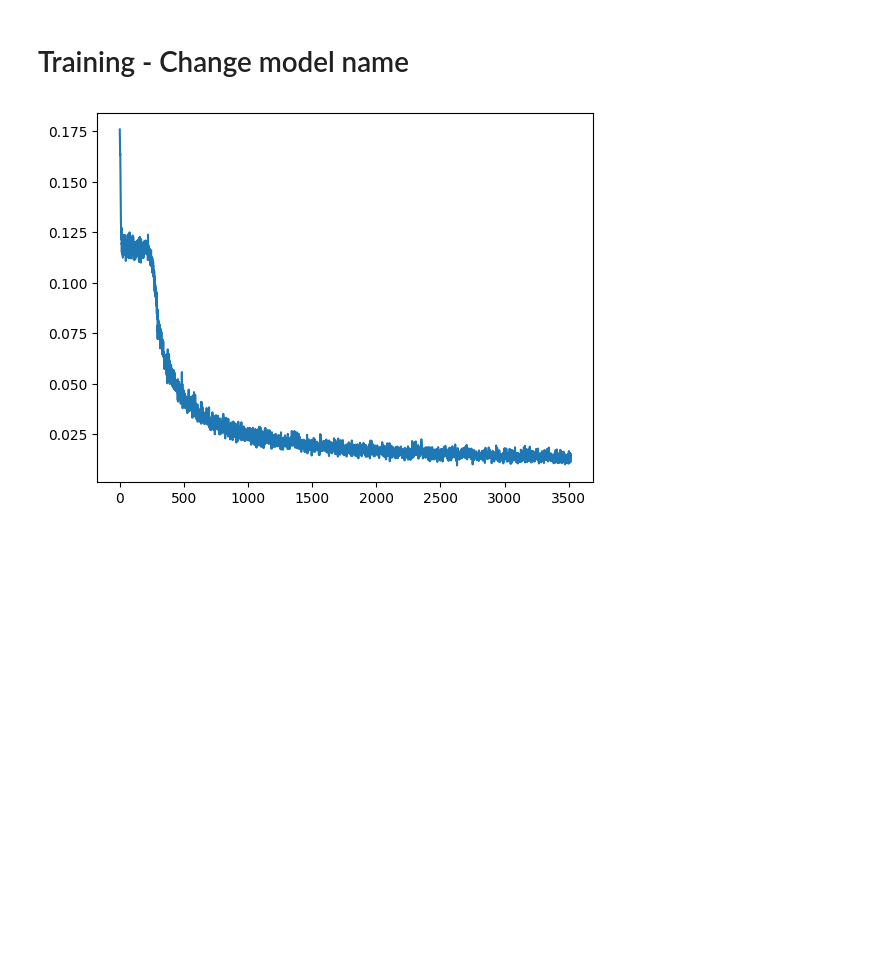
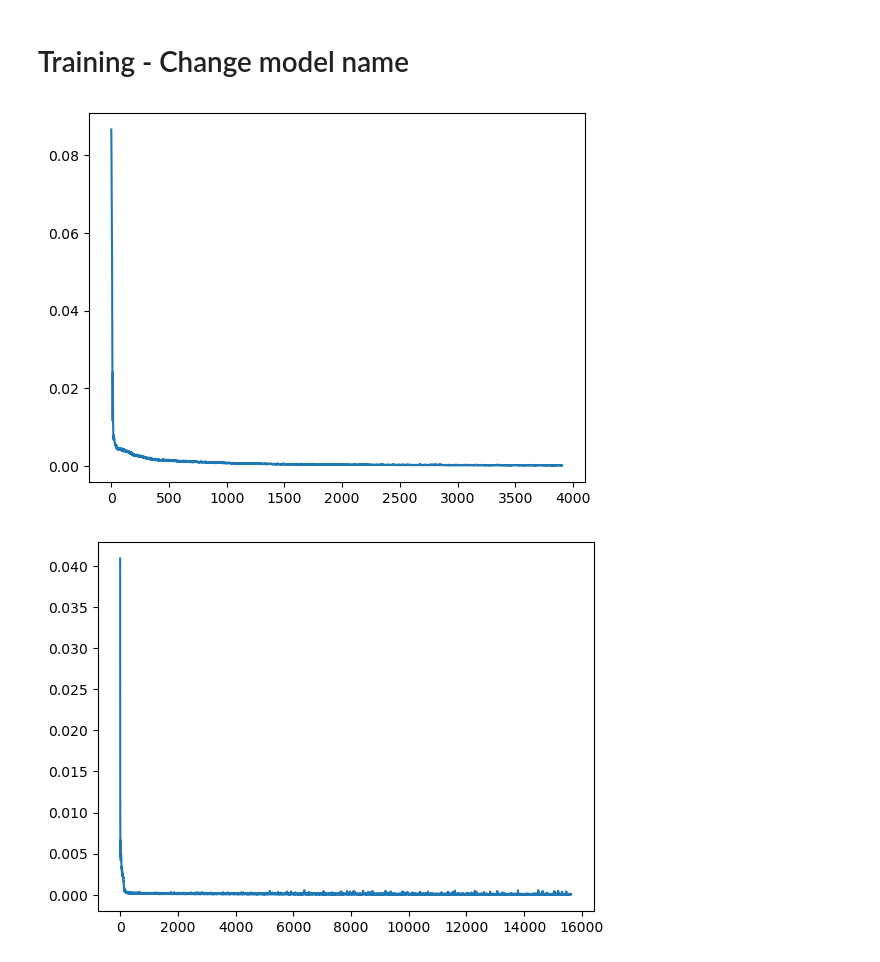
Before and after one commit to abubake/bakernerf, a Jupyter notebook: Nerf-reconstruction.ipynb, the cells around one changed output. Saved outputs shown, nothing was run; the diff lists cells and outputs as text; code cells hidden in the pictures; blank space fills up the shorter version.

```diff
--- a/Nerf-reconstruction.ipynb
+++ b/Nerf-reconstruction.ipynb
@@ -32,46 +13,47 @@ from ml_helpers import training
 batch_size = 1024
 height = 400
 width = 400
+imgs = 100
 
-o, d, target_px_values = get_rays('datasets/fox', mode='train')
+o, d, target_px_values = get_rays('datasets/monkey_3', mode='train')
 dataloader = DataLoader(torch.cat((torch.from_numpy(o).reshape(-1, 3).type(torch.float),
                                    torch.from_numpy(d).reshape(-1, 3).type(torch.float),
                                    torch.from_numpy(target_px_values).reshape(-1, 3).type(torch.float)), dim=1),
                        batch_size=batch_size, shuffle=True)
 
 
-dataloader_warmup = DataLoader(torch.cat((torch.from_numpy(o).reshape(90, 400, 400, 3)[:, 100:300, 100:300, :].reshape(-1, 3).type(torch.float),
-                               torch.from_numpy(d).reshape(90, 400, 400, 3)[:, 100:300, 100:300, :].reshape(-1, 3).type(torch.float),
-                               torch.from_numpy(target_px_values).reshape(90, 400, 400, 3)[:, 100:300, 100:300, :].reshape(-1, 3).type(torch.float)), dim=1),
+dataloader_warmup = DataLoader(torch.cat((torch.from_numpy(o).reshape(imgs, 400, 400, 3)[:, 100:300, 100:300, :].reshape(-1, 3).type(torch.float),
+                               torch.from_numpy(d).reshape(imgs, 400, 400, 3)[:, 100:300, 100:300, :].reshape(-1, 3).type(torch.float),
+                               torch.from_numpy(target_px_values).reshape(imgs, 400, 400, 3)[:, 100:300, 100:300, :].reshape(-1, 3).type(torch.float)), dim=1),
                        batch_size=batch_size, shuffle=True)
 
 
-test_o, test_d, test_target_px_values = get_rays('datasets/fox', mode='test')
+# test_o, test_d, test_target_px_values = get_rays('datasets/monkey_3', mode='test')
 # %% [markdown]
 # Training - Change model name
 # %%
-wpth_file = 'nerf_models/warmup.pth'
-pth_file = 'nerf_models/fox7.pth'
+pth_file = 'nerf_models/monkey_biz.pth'
 # %%
 device = 'cuda'
 
-tn = 0.
+tn = 8.
 tf = 12.
 nb_epochs = 1
 lr = 1e-3
 gamma = .5
 nb_bins = 100
 
 model = Nerf(hidden_dim=128).to(device)
 optimizer = torch.optim.Adam(model.parameters(), lr=lr)
 scheduler = torch.optim.lr_scheduler.MultiStepLR(optimizer, milestones=[5, 10], gamma=gamma)
 
 
-training_loss = training(model, optimizer, scheduler, tn, tf, nb_bins, 1, dataloader_warmup, model_name=wpth_file, device=device)
+training_loss = training(model, optimizer, scheduler, tn, tf, nb_bins, 1, dataloader_warmup, model_name=pth_file, device=device)
 plt.plot(training_loss)
 plt.show()
 training_loss = training(model, optimizer, scheduler, tn, tf, nb_bins, nb_epochs, dataloader, model_name=pth_file, device=device)
 plt.plot(training_loss)
 plt.show()
 # %% [output]
-[figure, old version]
+[figure, new version]
+[figure, added]
```
Also changed, not shown: parts of 2 cells of this notebook, 7 other files.
